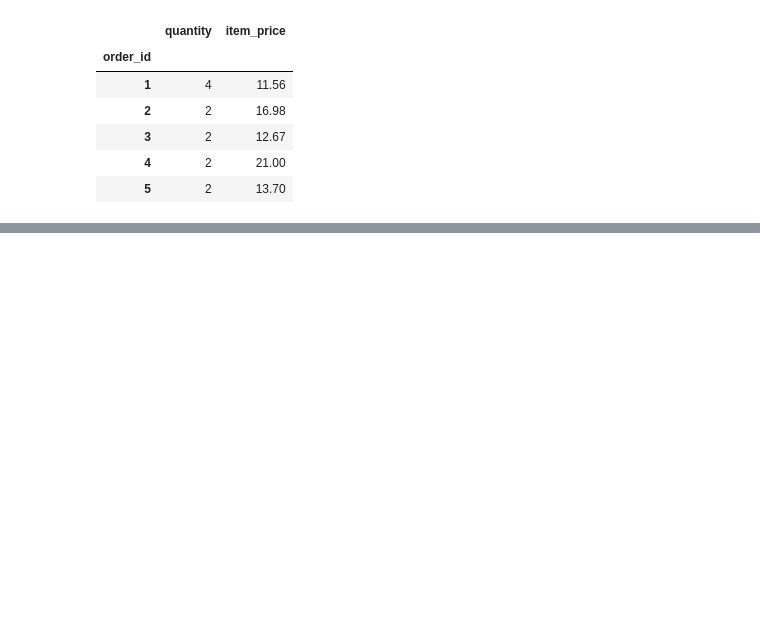
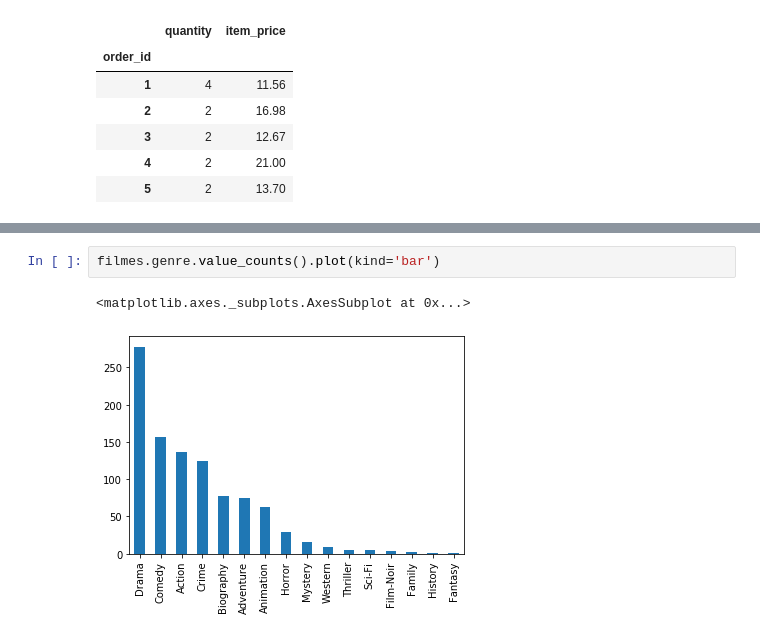
Before and after one commit to diegopmayer/python, a Jupyter notebook: pandas/data-manipulation-pandas.ipynb, the cells around one changed output, grey strips where cells are left out. Cells and saved outputs as stored; diff of their text form; blank space fills up the shorter version.

```diff
--- a/pandas/data-manipulation-pandas.ipynb
+++ b/pandas/data-manipulation-pandas.ipynb
@@ -849,0 +991,5 @@ sand.groupby(['order_id']).item_price.agg(['count', 'mean', 'min', 'max', 'sum']
+# %%
+filmes.genre.value_counts().plot(kind='bar')
+# %% [output]
+<matplotlib.axes._subplots.AxesSubplot at 0x...>
+[figure, added]
```
Also changed, not shown: parts of 44 cells of this notebook, 1 other file.
